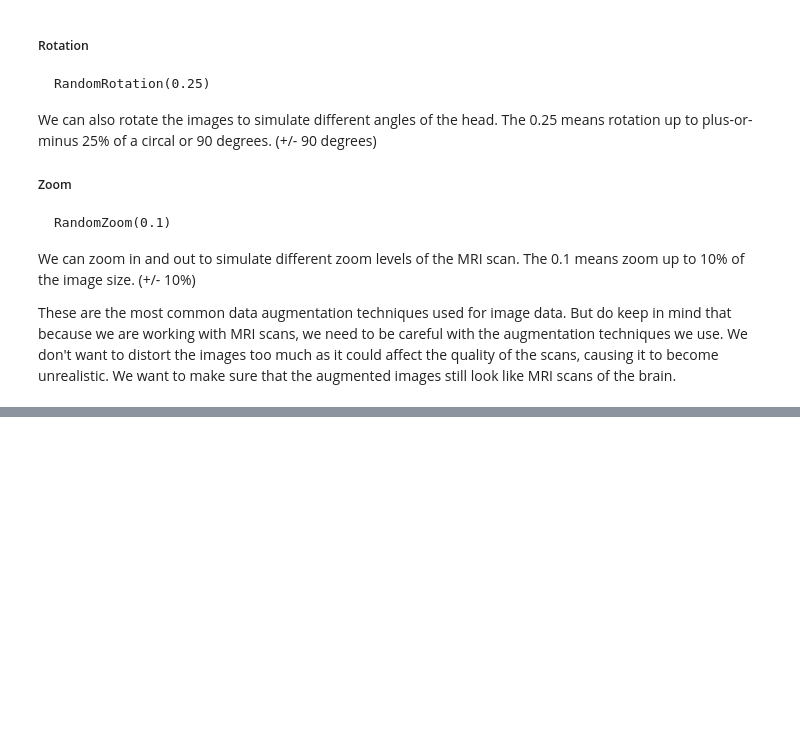
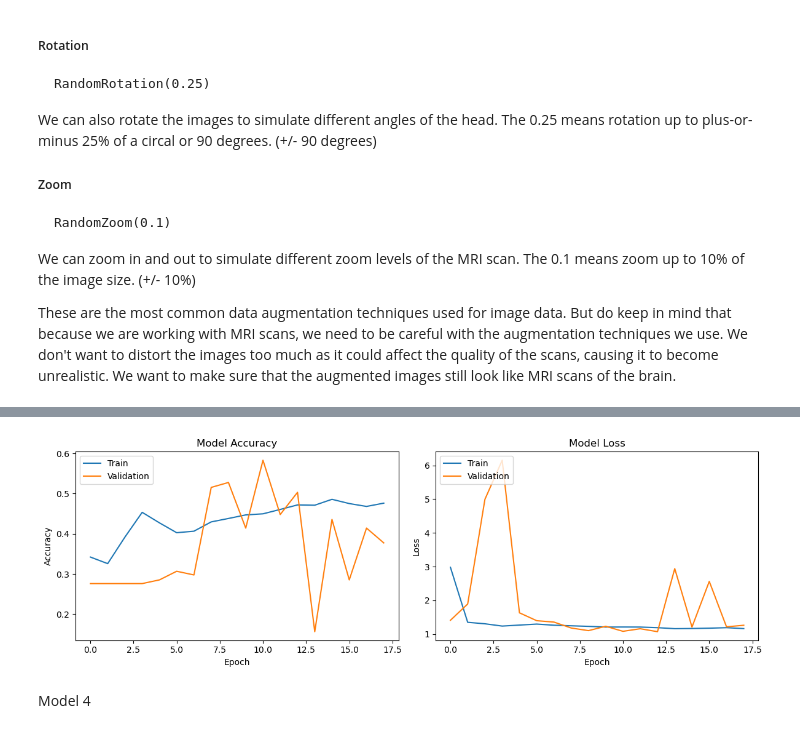
Before and after one commit to jiangd22/ml-lab6, a Jupyter notebook: main.ipynb, the cells around one changed output, grey strips where cells are left out. Cells and saved outputs as stored; diff of their text form; code cells hidden in the pictures; blank space fills up the shorter version.

```diff
--- a/main.ipynb
+++ b/main.ipynb
@@ -274,0 +514,27 @@ These are the most common data augmentation techniques used for image data. But
+# %%
+# Plot training & validation accuracy values
+plt.figure(figsize=(12, 4))
+
+plt.subplot(1, 2, 1)
+plt.plot(history2.history['accuracy'])
+plt.plot(history2.history['val_accuracy'])
+plt.title('Model Accuracy')
+plt.ylabel('Accuracy')
+plt.xlabel('Epoch')
+plt.legend(['Train', 'Validation'], loc='upper left')
+
+# Plot training & validation loss values
+plt.subplot(1, 2, 2)
+plt.plot(history2.history['loss'])
+plt.plot(history2.history['val_loss'])
+plt.title('Model Loss')
+plt.ylabel('Loss')
+plt.xlabel('Epoch')
+plt.legend(['Train', 'Validation'], loc='upper left')
+
+plt.tight_layout()
+plt.show()
+# %% [output]
+[figure, added]
+# %% [markdown]
+Model 4
```
Also changed, not shown: parts of 15 cells of this notebook.
